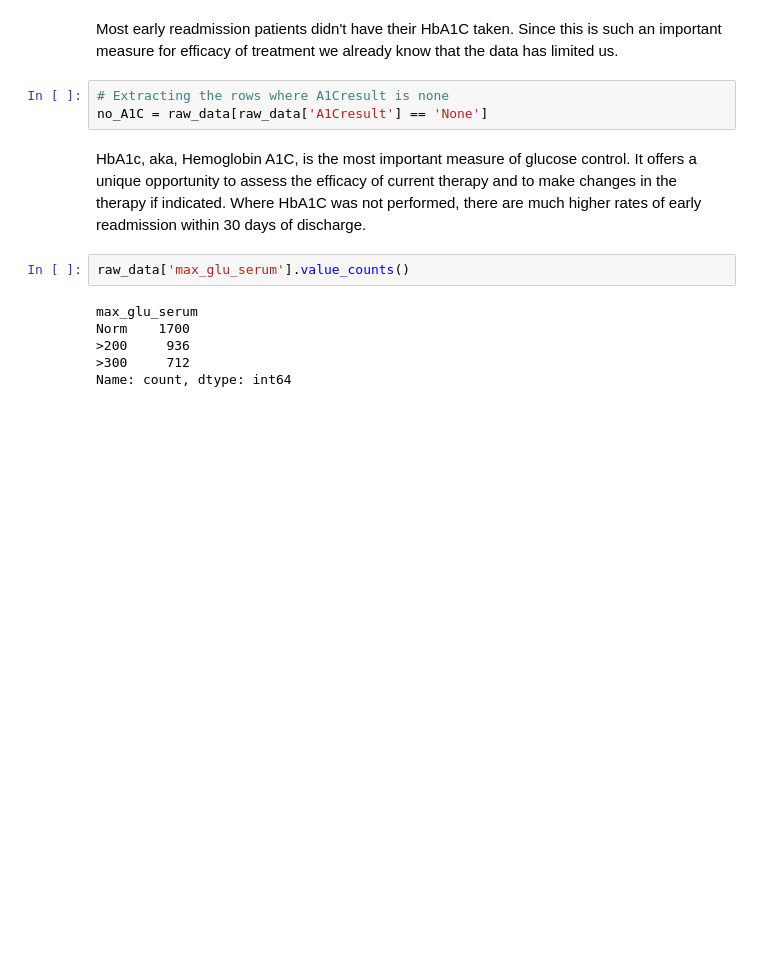
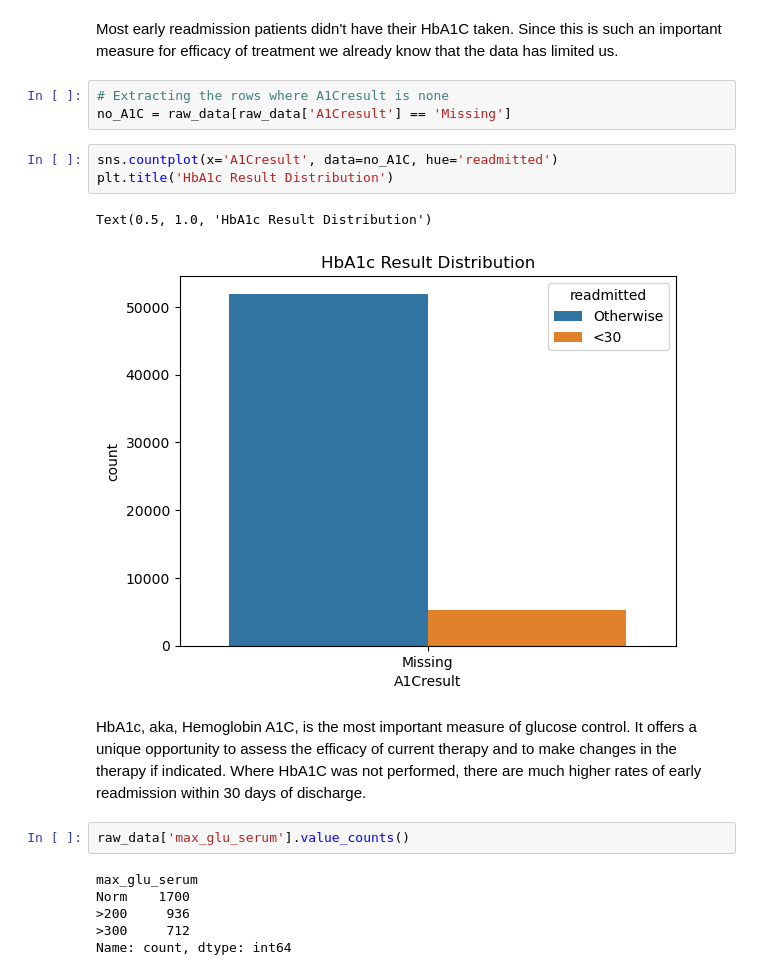
Before and after one commit to sabrinasayed99/Diabetes_Classifier_Project, a Jupyter notebook: Diabetes_EDA_1.ipynb, the cells around one changed output. Cells and saved outputs as stored; diff of their text form; blank space fills up the shorter version.

```diff
--- a/Diabetes_EDA_1.ipynb
+++ b/Diabetes_EDA_1.ipynb
@@ -462,7 +495,13 @@ Text(0.5, 1.0, 'HbA1c Result Distribution')
 Most early readmission patients didn't have their HbA1C taken. Since this is such an important measure for efficacy of treatment we already know that the data has limited us.
 # %%
 # Extracting the rows where A1Cresult is none
-no_A1C = raw_data[raw_data['A1Cresult'] == 'None']
+no_A1C = raw_data[raw_data['A1Cresult'] == 'Missing']
+# %%
+sns.countplot(x='A1Cresult', data=no_A1C, hue='readmitted')
+plt.title('HbA1c Result Distribution')
+# %% [output]
+Text(0.5, 1.0, 'HbA1c Result Distribution')
+[figure, added]
 # %% [markdown]
 HbA1c, aka, Hemoglobin A1C, is the most important measure of glucose control. It offers a unique opportunity to assess the efficacy of current therapy and to make changes in the therapy if indicated. Where HbA1C was not performed, there are much higher rates of early readmission within 30 days of discharge.
 # %%
```
Also changed, not shown: parts of 20 cells of this notebook, 6 other files.
